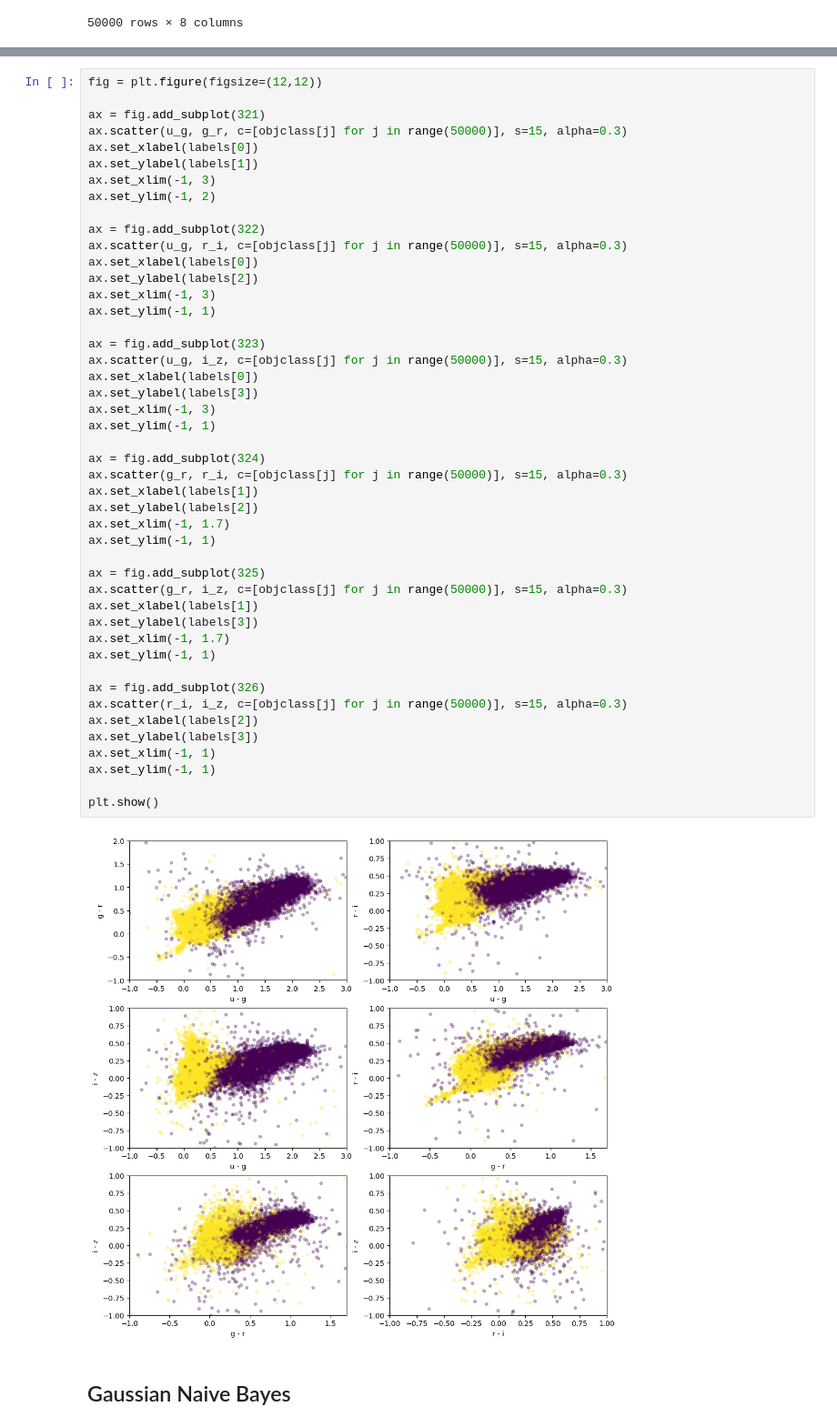
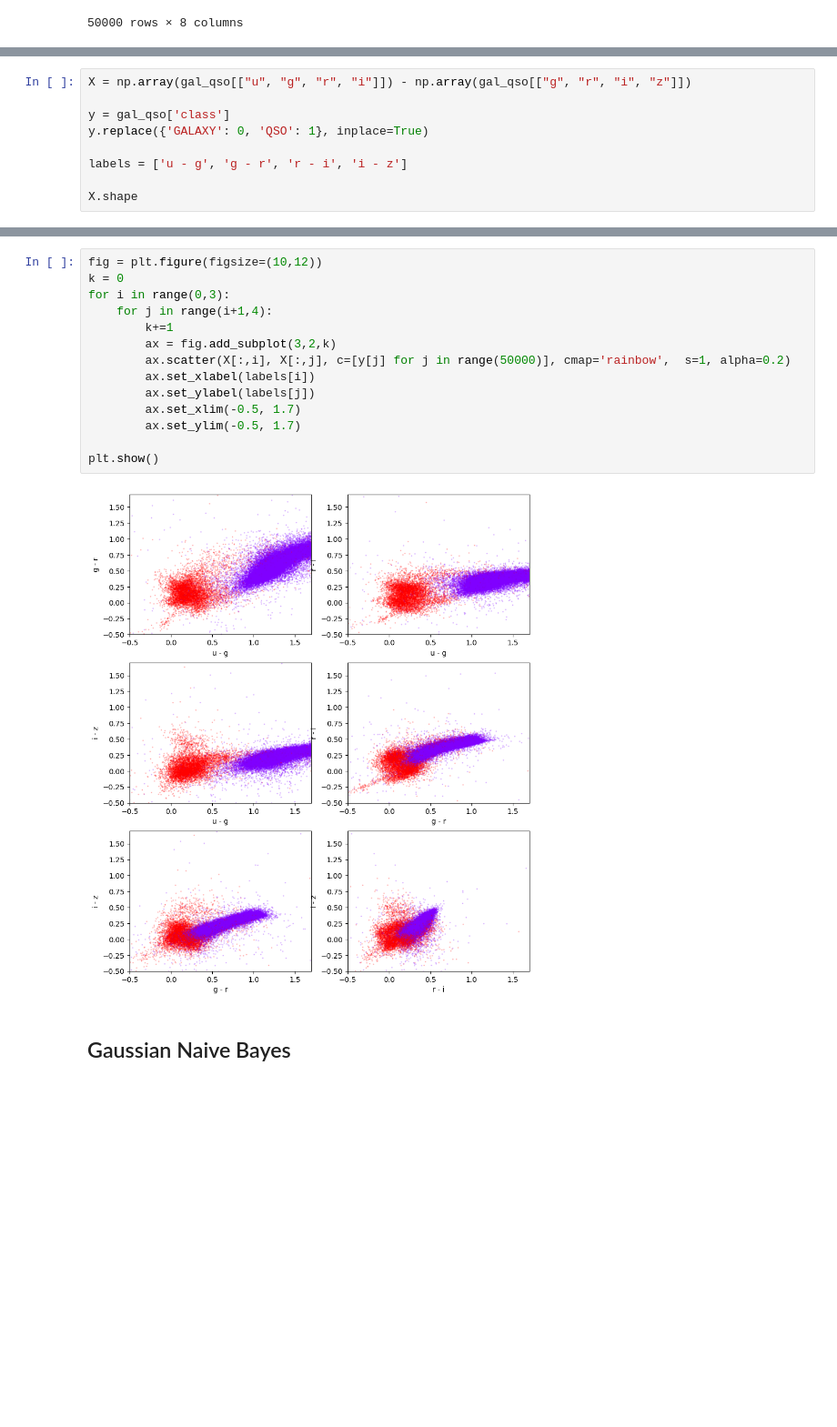
Before and after one commit to Amedeo1054/astrostat_mlearn, a Jupyter notebook: L19_galaxiesVSqso_classification.ipynb, the cells around one changed output, grey strips where cells are left out. Shown at 91% size. Saved outputs shown, nothing was run; the diff lists cells and outputs as text; blank space fills up the shorter version.

```diff
--- a/L19_galaxiesVSqso_classification.ipynb
+++ b/L19_galaxiesVSqso_classification.ipynb
@@ -33,0 +25,9 @@ labels = ['u - g', 'g - r', 'r - i', 'i - z']
+# %%
+X = np.array(gal_qso[["u", "g", "r", "i"]]) - np.array(gal_qso[["g", "r", "i", "z"]])
+
+y = gal_qso['class']
+y.replace({'GALAXY': 0, 'QSO': 1}, inplace=True)
+
+labels = ['u - g', 'g - r', 'r - i', 'i - z']
+
+X.shape
@@ -34,51 +36,19 @@ labels = ['u - g', 'g - r', 'r - i', 'i - z']
 # %%
-fig = plt.figure(figsize=(12,12))
-
-ax = fig.add_subplot(321)
-ax.scatter(u_g, g_r, c=[objclass[j] for j in range(50000)], s=15, alpha=0.3)
-ax.set_xlabel(labels[0])
-ax.set_ylabel(labels[1])
-ax.set_xlim(-1, 3)
-ax.set_ylim(-1, 2)
-
-ax = fig.add_subplot(322)
-ax.scatter(u_g, r_i, c=[objclass[j] for j in range(50000)], s=15, alpha=0.3)
-ax.set_xlabel(labels[0])
-ax.set_ylabel(labels[2])
-ax.set_xlim(-1, 3)
-ax.set_ylim(-1, 1)
-
-ax = fig.add_subplot(323)
-ax.scatter(u_g, i_z, c=[objclass[j] for j in range(50000)], s=15, alpha=0.3)
-ax.set_xlabel(labels[0])
-ax.set_ylabel(labels[3])
-ax.set_xlim(-1, 3)
-ax.set_ylim(-1, 1)
-
-ax = fig.add_subplot(324)
-ax.scatter(g_r, r_i, c=[objclass[j] for j in range(50000)], s=15, alpha=0.3)
-ax.set_xlabel(labels[1])
-ax.set_ylabel(labels[2])
-ax.set_xlim(-1, 1.7)
-ax.set_ylim(-1, 1)
-
-ax = fig.add_subplot(325)
-ax.scatter(g_r, i_z, c=[objclass[j] for j in range(50000)], s=15, alpha=0.3)
-ax.set_xlabel(labels[1])
-ax.set_ylabel(labels[3])
-ax.set_xlim(-1, 1.7)
-ax.set_ylim(-1, 1)
-
-ax = fig.add_subplot(326)
-ax.scatter(r_i, i_z, c=[objclass[j] for j in range(50000)], s=15, alpha=0.3)
-ax.set_xlabel(labels[2])
-ax.set_ylabel(labels[3])
-ax.set_xlim(-1, 1)
-ax.set_ylim(-1, 1)
+fig = plt.figure(figsize=(10,12))
+k = 0
+for i in range(0,3):
+    for j in range(i+1,4):
+        k+=1
+        ax = fig.add_subplot(3,2,k)
+        ax.scatter(X[:,i], X[:,j], c=[y[j] for j in range(50000)], cmap='rainbow',  s=1, alpha=0.2)
+        ax.set_xlabel(labels[i])
+        ax.set_ylabel(labels[j])
+        ax.set_xlim(-0.5, 1.7)
+        ax.set_ylim(-0.5, 1.7)
 
 plt.show()
 # %% [output]
-[figure, old version]
+[figure, new version]
 # %% [markdown]
 ## Gaussian Naive Bayes
 # %%
```
Also changed, not shown: parts of 38 cells of this notebook.
